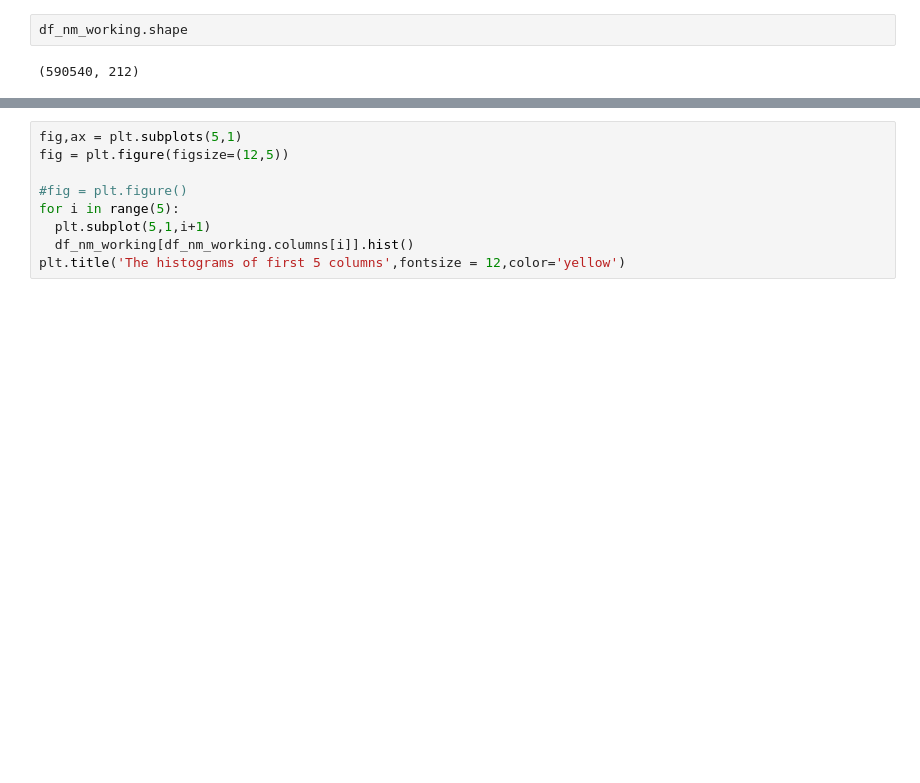
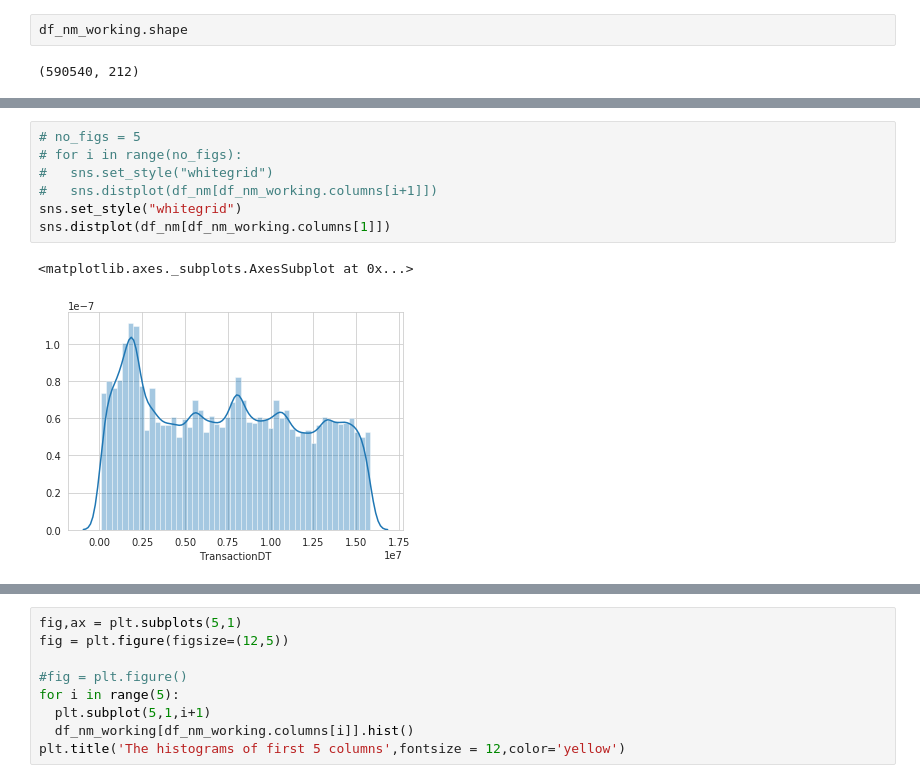
Before and after one commit to rajatdash/wip, a Jupyter notebook: project_Frauddetection_ML_10Nov2019.ipynb, the cells around one changed output, grey strips where cells are left out. Saved outputs shown, nothing was run; the diff lists cells and outputs as text; blank space fills up the shorter version.

```diff
--- a/project_Frauddetection_ML_10Nov2019.ipynb
+++ b/project_Frauddetection_ML_10Nov2019.ipynb
@@ -118,0 +142,10 @@ df_nm_working.head()
+# %%
+# no_figs = 5
+# for i in range(no_figs):
+#   sns.set_style("whitegrid")
+#   sns.distplot(df_nm[df_nm_working.columns[i+1]])
+sns.set_style("whitegrid")
+sns.distplot(df_nm[df_nm_working.columns[1]])
+# %% [output]
+<matplotlib.axes._subplots.AxesSubplot at 0x...>
+[figure, added]
```
Also changed, not shown: parts of 33 cells of this notebook.
